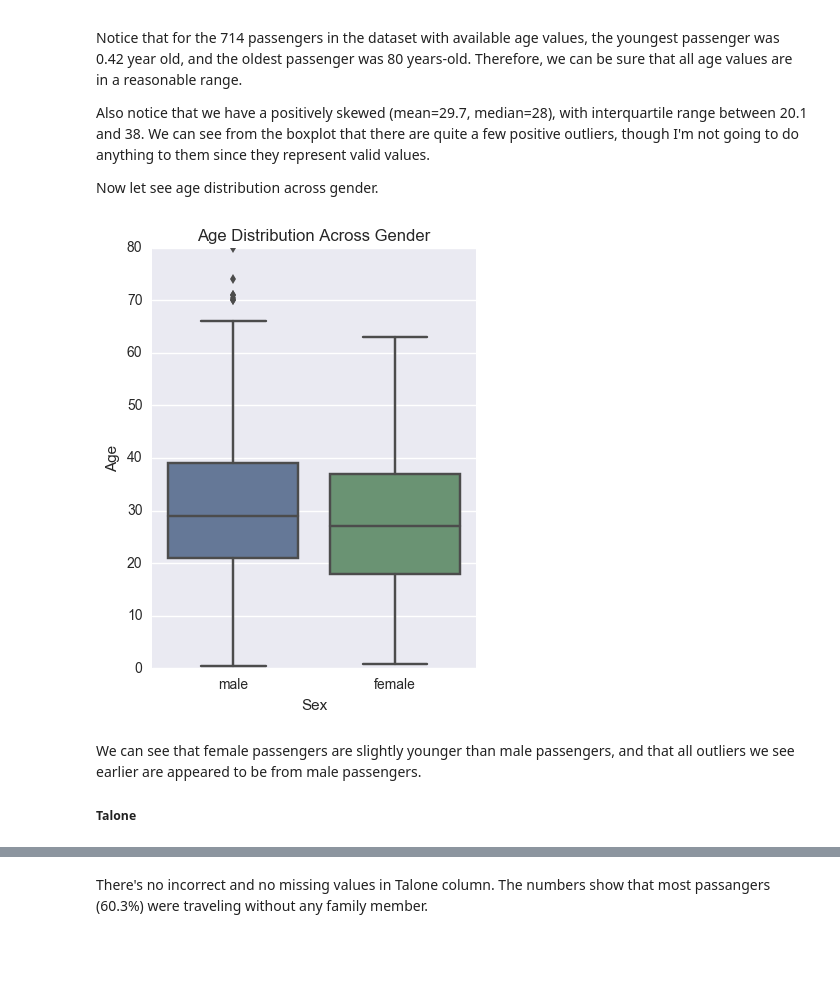
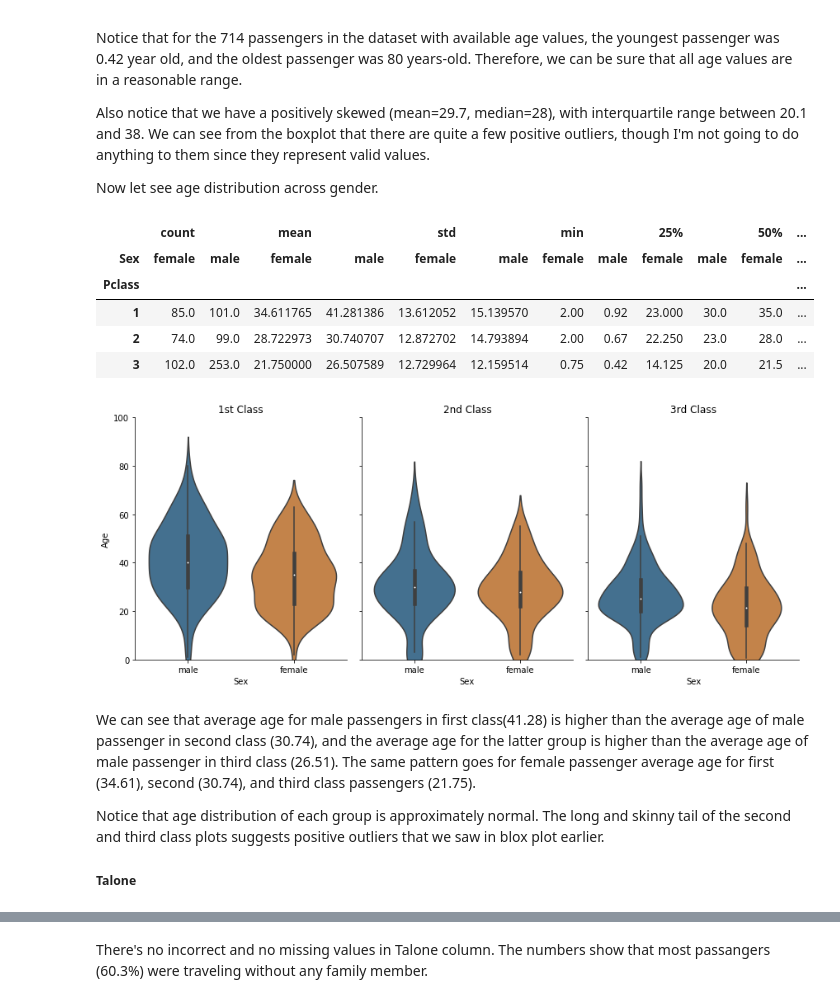
Before and after one commit to Acheh/DAND-P2, a Jupyter notebook: investigate_titanic_dataset.ipynb, the cells around one changed output, grey strips where cells are left out. Drawn from its saved outputs; the diff is of its cells as text; code cells hidden in the pictures; blank space fills up the shorter version.

```diff
--- a/investigate_titanic_dataset.ipynb
+++ b/investigate_titanic_dataset.ipynb
@@ -359,18 +360,30 @@ Also notice that we have a positively skewed (mean=29.7, median=28), with interq
 Now let see age distribution across gender.
 # %%
 # graph - Age distribution by sex
-g = sns.factorplot(x="Sex", y="Age", data=cleaned_titanic_df[cleaned_titanic_df.Age.notnull()],
-                   saturation=.5, kind="box", ci=None, size=5, aspect=.8)
+g = sns.factorplot(x='Sex', y='Age', col='Pclass', data=cleaned_titanic_df[cleaned_titanic_df.Age.notnull()],
+                   saturation=.5, kind='violin', ci=None, size=5, aspect=.8)
+
+g.set(ylim=(0,100))
 # set titles
-titles = ['Age Distribution Across Gender']
+titles = ["1st Class", "2nd Class", "3rd Class"]
 for ax, title in zip(g.axes.flat, titles):
     ax.set_title(title)
+
+cleaned_titanic_df.groupby(['Pclass','Sex'])['Age'].describe().unstack()
 # %% [output]
+|  | count |  | mean |  | std |  | min |  | 25% |  | 50% | ... |
+| Sex | female | male | female | male | female | male | female | male | female | male | female | ... |
+| Pclass |  |  |  |  |  |  |  |  |  |  |  | ... |
+| 1 | 85.0 | 101.0 | 34.611765 | 41.281386 | 13.612052 | 15.139570 | 2.00 | 0.92 | 23.000 | 30.0 | 35.0 | ... |
+| 2 | 74.0 | 99.0 | 28.722973 | 30.740707 | 12.872702 | 14.793894 | 2.00 | 0.67 | 22.250 | 23.0 | 28.0 | ... |
+| 3 | 102.0 | 253.0 | 21.750000 | 26.507589 | 12.729964 | 12.159514 | 0.75 | 0.42 | 14.125 | 20.0 | 21.5 | ... |
-[figure, old version]
+[figure, new version]
-# %% [markdown]
-We can see that female passengers are slightly younger than male passengers, and that all outliers we see earlier are appeared to be from male passengers.
-
-##### Talone
+# %% [markdown]
+We can see that average age for male passengers in first class(41.28) is higher than the average age of male passenger in second class (30.74), and the average age for the latter group is higher than the average age of male passenger in third class (26.51). The same pattern goes for female passenger average age for first (34.61), second (30.74), and third class passengers (21.75).
+
+Notice that age distribution of each group is approximately normal. The long and skinny tail of the second and third class plots suggests positive outliers that we saw in blox plot earlier.
+
+##### Talone
 # %%
 cleaned_titanic_bargraph('Talone')
 cleaned_titanic_dist('Talone')
```
Also changed, not shown: parts of 35 cells of this notebook.
